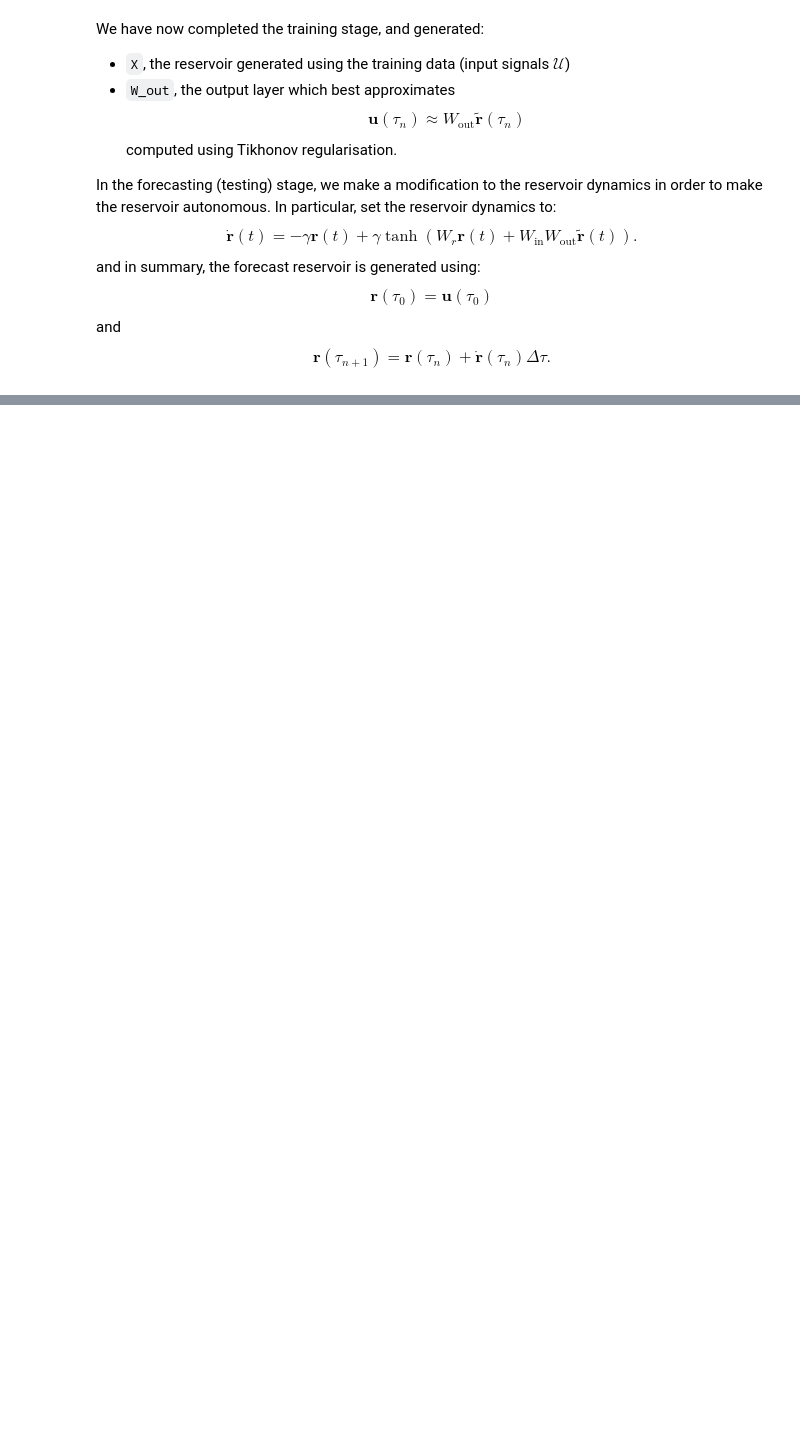
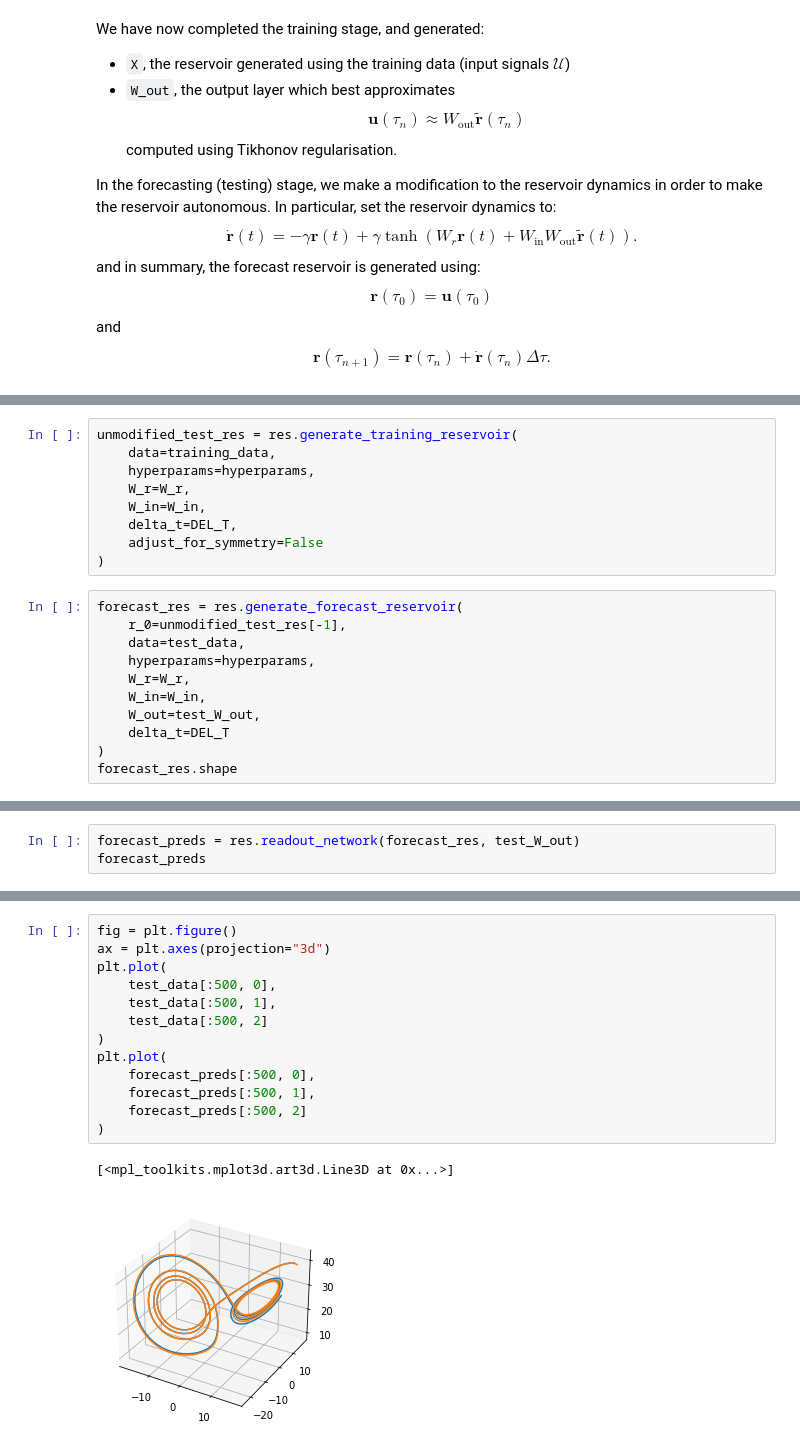
Before and after one commit to vibrantlychee/thesis-code, a Jupyter notebook: test_refactor_res.ipynb, the cells around one changed output, grey strips where cells are left out. Cells and saved outputs as stored; diff of their text form; blank space fills up the shorter version.

Commit message:
finished all reservoir computing generation modules.

```diff
--- a/test_refactor_res.ipynb
+++ b/test_refactor_res.ipynb
@@ -254,0 +254,20 @@ $$
+# %%
+unmodified_test_res = res.generate_training_reservoir(
+    data=training_data,
+    hyperparams=hyperparams,
+    W_r=W_r,
+    W_in=W_in,
+    delta_t=DEL_T,
+    adjust_for_symmetry=False
+)
+# %%
+forecast_res = res.generate_forecast_reservoir(
+    r_0=unmodified_test_res[-1],
+    data=test_data,
+    hyperparams=hyperparams,
+    W_r=W_r,
+    W_in=W_in,
+    W_out=test_W_out,
+    delta_t=DEL_T
+)
+forecast_res.shape
@@ -254,0 +292,3 @@ $$
+# %%
+forecast_preds = res.readout_network(forecast_res, test_W_out)
+forecast_preds
@@ -254,0 +313,16 @@ $$
+# %%
+fig = plt.figure()
+ax = plt.axes(projection="3d")
+plt.plot(
+    test_data[:500, 0],
+    test_data[:500, 1],
+    test_data[:500, 2]
+)
+plt.plot(
+    forecast_preds[:500, 0],
+    forecast_preds[:500, 1],
+    forecast_preds[:500, 2]
+)
+# %% [output]
+[<mpl_toolkits.mplot3d.art3d.Line3D at 0x...>]
+[figure, added]
```
Also changed, not shown: parts of 33 cells of this notebook, 5 other files.
